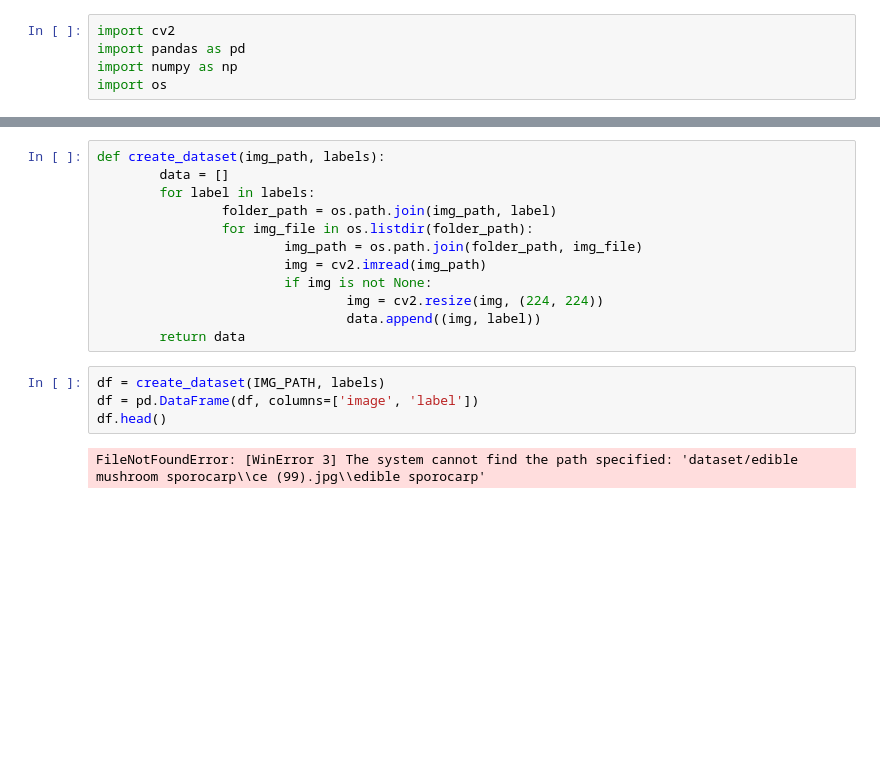
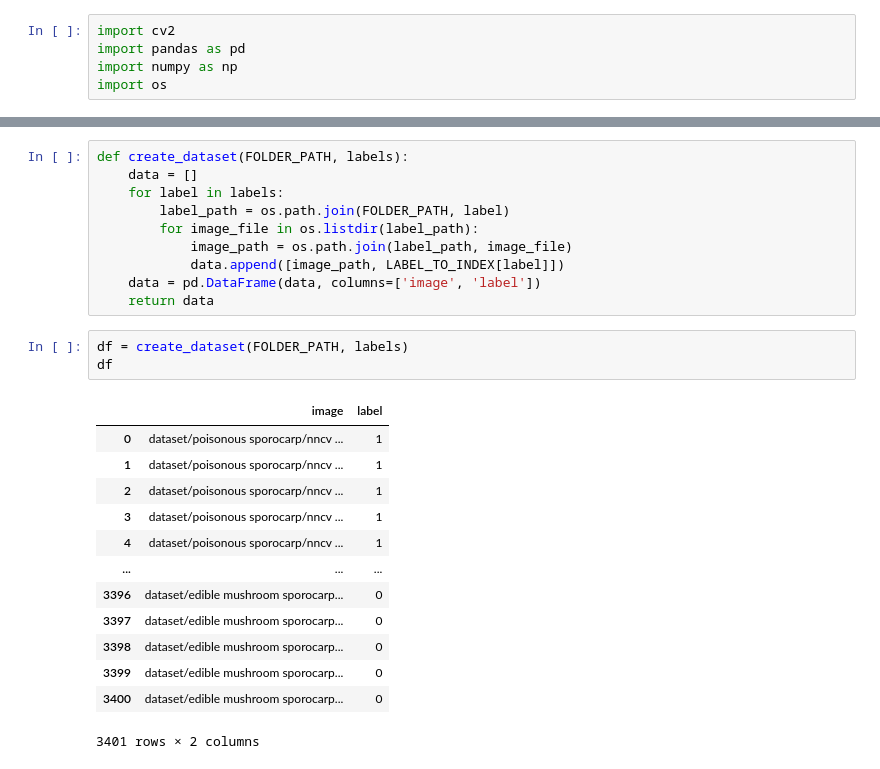
Before and after one commit to kengomatsuo/computer-vision-aol, a Jupyter notebook: train.ipynb, the cells around one changed output, grey strips where cells are left out. Saved outputs shown, nothing was run; the diff lists cells and outputs as text; blank space fills up the shorter version.

```diff
--- a/train.ipynb
+++ b/train.ipynb
@@ -19,18 +44,27 @@ labels
 # %%
-def create_dataset(img_path, labels):
-		data = []
-		for label in labels:
-				folder_path = os.path.join(img_path, label)
-				for img_file in os.listdir(folder_path):
-						img_path = os.path.join(folder_path, img_file)
-						img = cv2.imread(img_path)
-						if img is not None:
-								img = cv2.resize(img, (224, 224))
-								data.append((img, label))
-		return data
+def create_dataset(FOLDER_PATH, labels):
+	data = []
+	for label in labels:
+		label_path = os.path.join(FOLDER_PATH, label)
+		for image_file in os.listdir(label_path):
+			image_path = os.path.join(label_path, image_file)
+			data.append([image_path, LABEL_TO_INDEX[label]])
+	data = pd.DataFrame(data, columns=['image', 'label'])
+	return data
 # %%
-df = create_dataset(IMG_PATH, labels)
-df = pd.DataFrame(df, columns=['image', 'label'])
-df.head()
+df = create_dataset(FOLDER_PATH, labels)
+df
 # %% [output]
+|  | image | label |
+| 0 | dataset/poisonous sporocarp/nncv ... | 1 |
+| 1 | dataset/poisonous sporocarp/nncv ... | 1 |
+| 2 | dataset/poisonous sporocarp/nncv ... | 1 |
+| 3 | dataset/poisonous sporocarp/nncv ... | 1 |
+| 4 | dataset/poisonous sporocarp/nncv ... | 1 |
+| ... | ... | ... |
+| 3396 | dataset/edible mushroom sporocarp... | 0 |
+| 3397 | dataset/edible mushroom sporocarp... | 0 |
+| 3398 | dataset/edible mushroom sporocarp... | 0 |
+| 3399 | dataset/edible mushroom sporocarp... | 0 |
+| 3400 | dataset/edible mushroom sporocarp... | 0 |
-FileNotFoundError: [WinError 3] The system cannot find the path specified: 'dataset/edible mushroom sporocarp\\ce (99).jpg\\edible sporocarp'
+3401 rows × 2 columns
```
Also changed, not shown: parts of 23 cells of this notebook, 5 other files.
